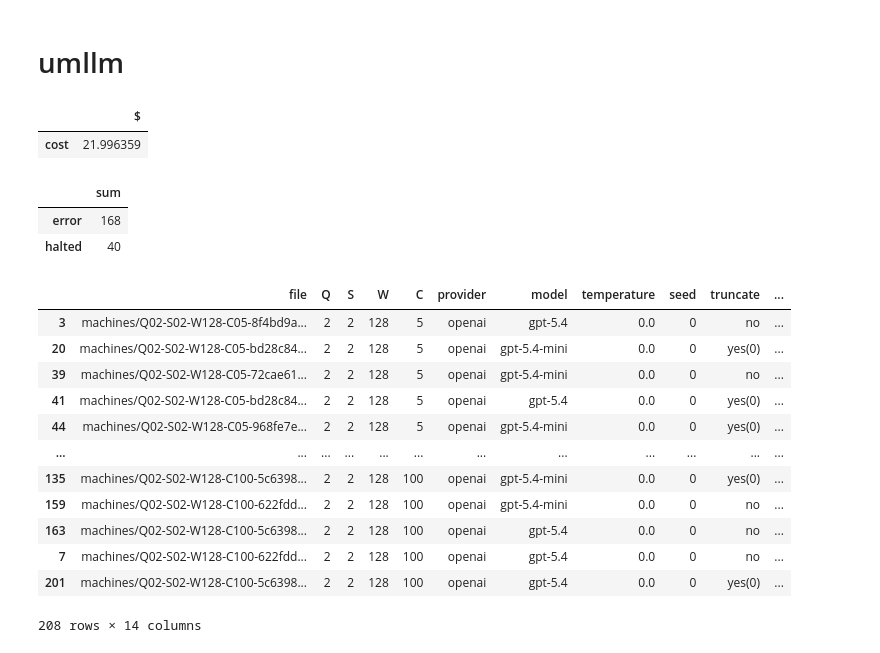
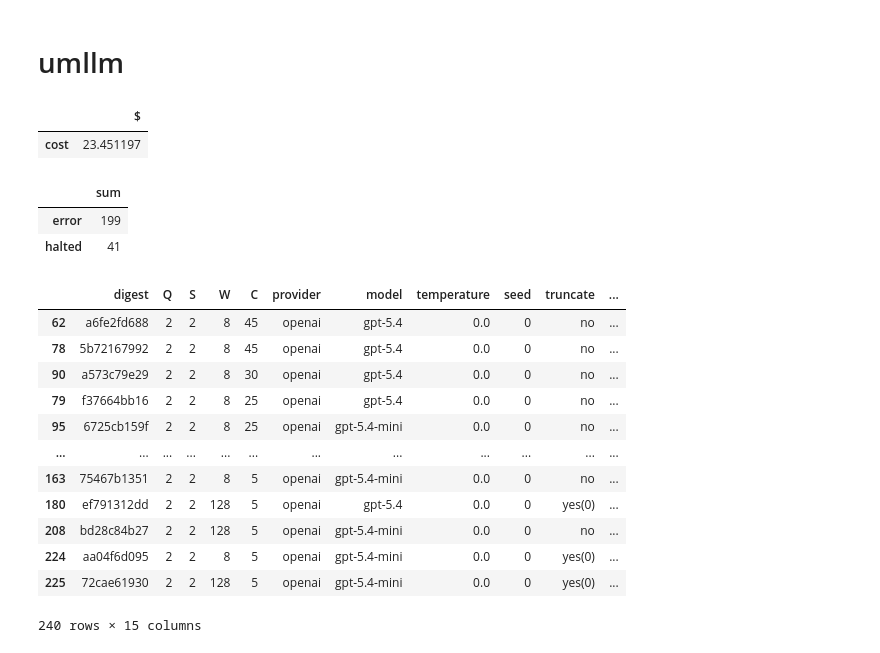
Before and after one commit to PUC-Behring-Institute-for-AI/umllm, a Jupyter notebook: evaluations/plot.ipynb, the cells around one changed output. Saved outputs shown, nothing was run; the diff lists cells and outputs as text; code cells hidden in the pictures.

```diff
--- a/evaluations/plot.ipynb
+++ b/evaluations/plot.ipynb
@@ -24,7 +24,7 @@ def load():
         with open(path, 'r', encoding='utf-8') as fp:
             t = json.load(fp)
             yield {
-                'file': t['machine_file'],
+                'digest': t['digest'][:10],
                 'Q': t['num_states'],
                 'S': t['num_symbols'],
                 'W': t['work_length'],
@@ -35,6 +35,7 @@ def load():
                 'seed': t['seed'],
                 'truncate': f'yes({t["truncate"]})' if t['truncate'] is not None else 'no',
                 'cycles': t['cycles'],
+                'progress': t['cycles'] / t['cycles_until_halt'],
                 'error': bool(t['error']),
                 'halted': bool(t['halted']),
                 # 'input_tokens': t['usage_metadata']['input_tokens'],
@@ -51,26 +52,29 @@ df_cost = df[['cost']].sum().to_frame(name='$')
 # %%
 display(df_cost)
 display(df_sum)
-display(df.sort_values(by=['C', 'cycles']))
+def f(x):
+    print('>>>', x)
+    return x
+display(df.sort_values(by=['progress', 'C'], ascending=False))
 # %% [output]
 |  | $ |
-| cost | 21.996359 |
+| cost | 23.451197 |
 |  | sum |
-| error | 168 |
-| halted | 40 |
+| error | 199 |
+| halted | 41 |
-|  | file | Q | S | W | C | provider | model | temperature | seed | truncate | ... |
-| 3 | machines/Q02-S02-W128-C05-8f4bd9a... | 2 | 2 | 128 | 5 | openai | gpt-5.4 | 0.0 | 0 | no | ... |
-| 20 | machines/Q02-S02-W128-C05-bd28c84... | 2 | 2 | 128 | 5 | openai | gpt-5.4-mini | 0.0 | 0 | yes(0) | ... |
-| 39 | machines/Q02-S02-W128-C05-72cae61... | 2 | 2 | 128 | 5 | openai | gpt-5.4-mini | 0.0 | 0 | no | ... |
-| 41 | machines/Q02-S02-W128-C05-bd28c84... | 2 | 2 | 128 | 5 | openai | gpt-5.4 | 0.0 | 0 | yes(0) | ... |
-| 44 | machines/Q02-S02-W128-C05-968fe7e... | 2 | 2 | 128 | 5 | openai | gpt-5.4-mini | 0.0 | 0 | yes(0) | ... |
+|  | digest | Q | S | W | C | provider | model | temperature | seed | truncate | ... |
+| 62 | a6fe2fd688 | 2 | 2 | 8 | 45 | openai | gpt-5.4 | 0.0 | 0 | no | ... |
+| 78 | 5b72167992 | 2 | 2 | 8 | 45 | openai | gpt-5.4 | 0.0 | 0 | no | ... |
+| 90 | a573c79e29 | 2 | 2 | 8 | 30 | openai | gpt-5.4 | 0.0 | 0 | no | ... |
+| 79 | f37664bb16 | 2 | 2 | 8 | 25 | openai | gpt-5.4 | 0.0 | 0 | no | ... |
+| 95 | 6725cb159f | 2 | 2 | 8 | 25 | openai | gpt-5.4-mini | 0.0 | 0 | no | ... |
 | ... | ... | ... | ... | ... | ... | ... | ... | ... | ... | ... | ... |
-| 135 | machines/Q02-S02-W128-C100-5c6398... | 2 | 2 | 128 | 100 | openai | gpt-5.4-mini | 0.0 | 0 | yes(0) | ... |
-| 159 | machines/Q02-S02-W128-C100-622fdd... | 2 | 2 | 128 | 100 | openai | gpt-5.4-mini | 0.0 | 0 | no | ... |
-| 163 | machines/Q02-S02-W128-C100-5c6398... | 2 | 2 | 128 | 100 | openai | gpt-5.4 | 0.0 | 0 | no | ... |
-| 7 | machines/Q02-S02-W128-C100-622fdd... | 2 | 2 | 128 | 100 | openai | gpt-5.4 | 0.0 | 0 | no | ... |
-| 201 | machines/Q02-S02-W128-C100-5c6398... | 2 | 2 | 128 | 100 | openai | gpt-5.4 | 0.0 | 0 | yes(0) | ... |
+| 163 | 75467b1351 | 2 | 2 | 8 | 5 | openai | gpt-5.4-mini | 0.0 | 0 | no | ... |
+| 180 | ef791312dd | 2 | 2 | 128 | 5 | openai | gpt-5.4 | 0.0 | 0 | yes(0) | ... |
+| 208 | bd28c84b27 | 2 | 2 | 128 | 5 | openai | gpt-5.4-mini | 0.0 | 0 | no | ... |
+| 224 | aa04f6d095 | 2 | 2 | 8 | 5 | openai | gpt-5.4-mini | 0.0 | 0 | yes(0) | ... |
+| 225 | 72cae61930 | 2 | 2 | 128 | 5 | openai | gpt-5.4-mini | 0.0 | 0 | yes(0) | ... |
-208 rows × 14 columns
+240 rows × 15 columns
 # %%
 providers = df['provider'].unique()
 models = df['model'].unique()
```
Also changed, not shown: parts of 1 cell of this notebook, 50 other files.
